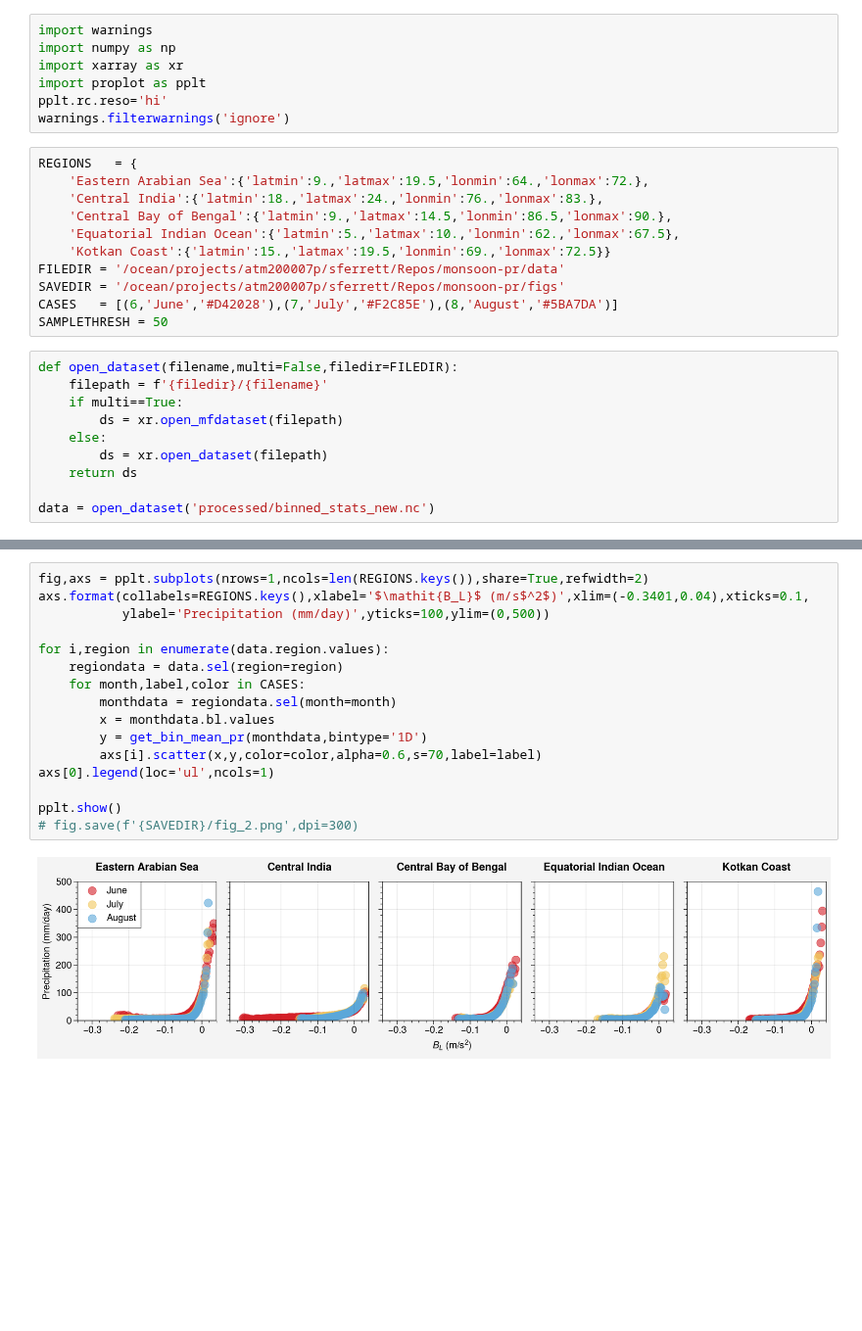
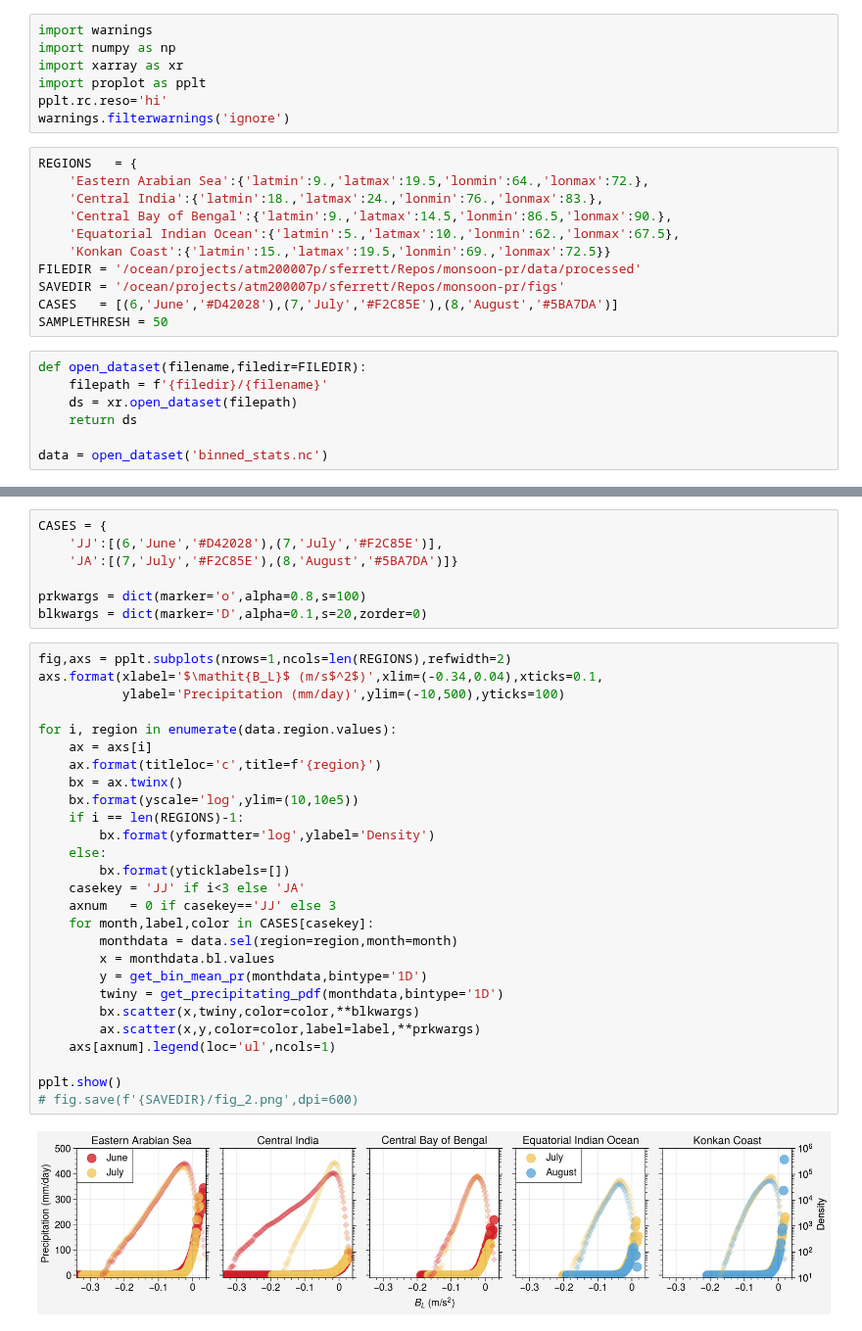
Before and after one commit to savannahferretti/monsoon-pod, a Jupyter notebook: notebooks/fig_2.ipynb, the cells around one changed output, grey strips where cells are left out. Shown at 98% size. Saved outputs shown, nothing was run; the diff lists cells and outputs as text; blank space fills up the shorter version.

Commit message:
Paper figure updates

```diff
--- a/notebooks/fig_2.ipynb
+++ b/notebooks/fig_2.ipynb
@@ -11,21 +11,18 @@ REGIONS   = {
     'Central India':{'latmin':18.,'latmax':24.,'lonmin':76.,'lonmax':83.},
     'Central Bay of Bengal':{'latmin':9.,'latmax':14.5,'lonmin':86.5,'lonmax':90.},
     'Equatorial Indian Ocean':{'latmin':5.,'latmax':10.,'lonmin':62.,'lonmax':67.5},
-    'Kotkan Coast':{'latmin':15.,'latmax':19.5,'lonmin':69.,'lonmax':72.5}}
-FILEDIR = '/ocean/projects/atm200007p/sferrett/Repos/monsoon-pr/data'
+    'Konkan Coast':{'latmin':15.,'latmax':19.5,'lonmin':69.,'lonmax':72.5}}
+FILEDIR = '/ocean/projects/atm200007p/sferrett/Repos/monsoon-pr/data/processed'
 SAVEDIR = '/ocean/projects/atm200007p/sferrett/Repos/monsoon-pr/figs'
 CASES   = [(6,'June','#D42028'),(7,'July','#F2C85E'),(8,'August','#5BA7DA')]
 SAMPLETHRESH = 50
 # %%
-def open_dataset(filename,multi=False,filedir=FILEDIR):
+def open_dataset(filename,filedir=FILEDIR):
     filepath = f'{filedir}/{filename}'
-    if multi==True:
-        ds = xr.open_mfdataset(filepath)
-    else:
-        ds = xr.open_dataset(filepath)
+    ds = xr.open_dataset(filepath)
     return ds
 
-data = open_dataset('processed/binned_stats_new.nc')
+data = open_dataset('binned_stats.nc')
 # %%
 def get_bin_mean_pr(stats,bintype,samplethresh=SAMPLETHRESH):
     if bintype=='1D':
@@ -80,18 +56,36 @@ pplt.show()
-# %%
-fig,axs = pplt.subplots(nrows=1,ncols=len(REGIONS.keys()),share=True,refwidth=2)
-axs.format(collabels=REGIONS.keys(),xlabel='$\mathit{B_L}$ (m/s$^2$)',xlim=(-0.3401,0.04),xticks=0.1,
-           ylabel='Precipitation (mm/day)',yticks=100,ylim=(0,500))
-
-for i,region in enumerate(data.region.values):
-    regiondata = data.sel(region=region)
-    for month,label,color in CASES:
-        monthdata = regiondata.sel(month=month)
-        x = monthdata.bl.values
-        y = get_bin_mean_pr(monthdata,bintype='1D')
-        axs[i].scatter(x,y,color=color,alpha=0.6,s=70,label=label)
-axs[0].legend(loc='ul',ncols=1)
-
-pplt.show()
-# fig.save(f'{SAVEDIR}/fig_2.png',dpi=300)
-# %% [output]
-[figure, removed]
+# %%
+CASES = {
+    'JJ':[(6,'June','#D42028'),(7,'July','#F2C85E')],
+    'JA':[(7,'July','#F2C85E'),(8,'August','#5BA7DA')]}
+
+prkwargs = dict(marker='o',alpha=0.8,s=100)
+blkwargs = dict(marker='D',alpha=0.1,s=20,zorder=0)
+# %%
+fig,axs = pplt.subplots(nrows=1,ncols=len(REGIONS),refwidth=2)
+axs.format(xlabel='$\mathit{B_L}$ (m/s$^2$)',xlim=(-0.34,0.04),xticks=0.1,
+           ylabel='Precipitation (mm/day)',ylim=(-10,500),yticks=100)
+
+for i, region in enumerate(data.region.values):
+    ax = axs[i]
+    ax.format(titleloc='c',title=f'{region}')
+    bx = ax.twinx()
+    bx.format(yscale='log',ylim=(10,10e5))
+    if i == len(REGIONS)-1:
+        bx.format(yformatter='log',ylabel='Density')
+    else:
+        bx.format(yticklabels=[])
+    casekey = 'JJ' if i<3 else 'JA'
+    axnum   = 0 if casekey=='JJ' else 3
+    for month,label,color in CASES[casekey]:
+        monthdata = data.sel(region=region,month=month)
+        x = monthdata.bl.values
+        y = get_bin_mean_pr(monthdata,bintype='1D')
+        twiny = get_precipitating_pdf(monthdata,bintype='1D')
+        bx.scatter(x,twiny,color=color,**blkwargs)
+        ax.scatter(x,y,color=color,label=label,**prkwargs)
+    axs[axnum].legend(loc='ul',ncols=1)
+
+pplt.show()
+# fig.save(f'{SAVEDIR}/fig_2.png',dpi=600)
+# %% [output]
+[figure, added]
```
Also changed, not shown: parts of 2 cells of this notebook, 9 other files.
